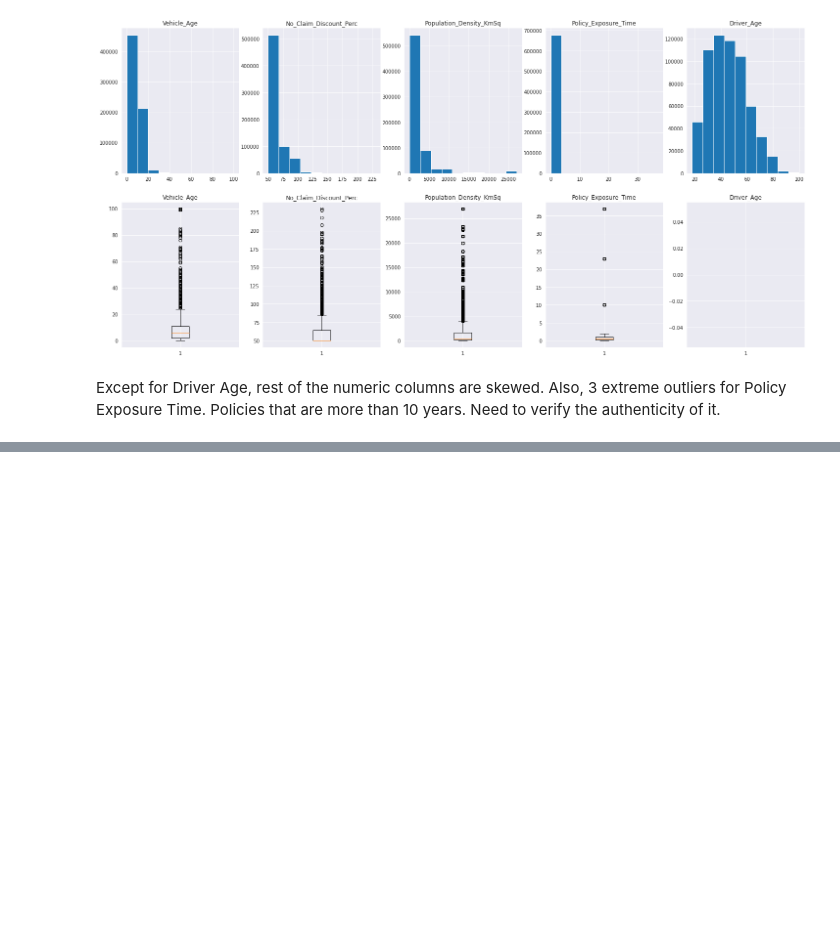
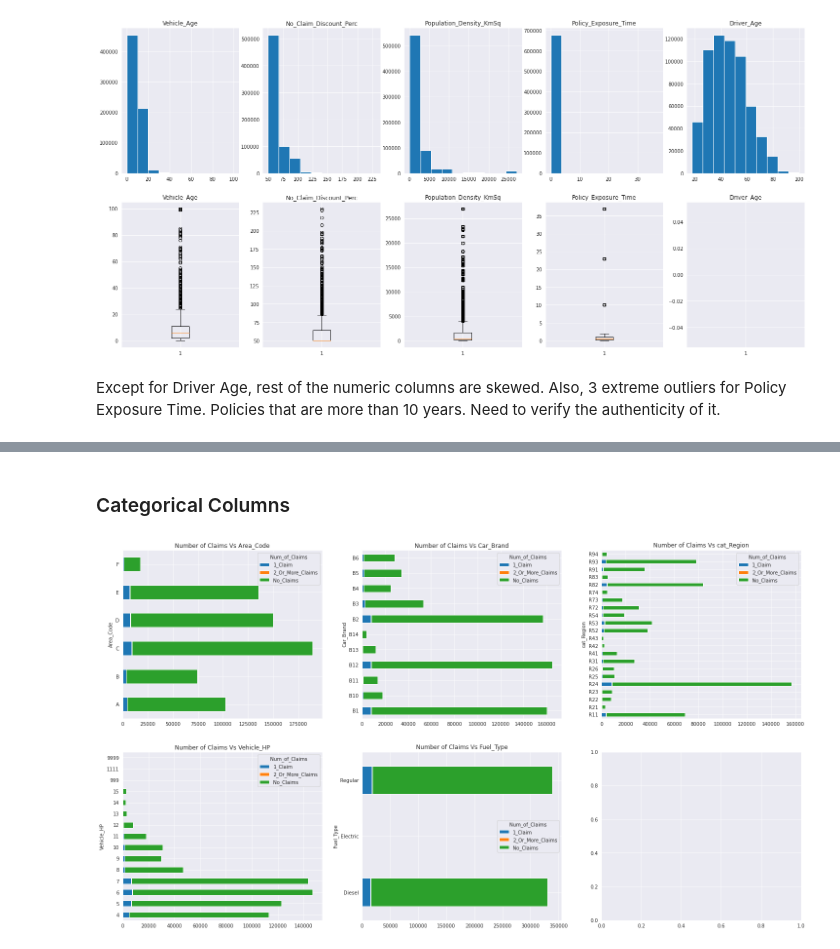
Before and after one commit to SaiPavanKumarB/Liberty-Insurance-Case-Study, a Jupyter notebook: Liberty_Insurance_Case_Study.ipynb, the cells around one changed output, grey strips where cells are left out. Drawn from its saved outputs; the diff is of its cells as text; code cells hidden in the pictures; blank space fills up the shorter version.

```diff
--- a/Liberty_Insurance_Case_Study.ipynb
+++ b/Liberty_Insurance_Case_Study.ipynb
@@ -313,0 +372,19 @@ Also, 3 extreme outliers for Policy Exposure Time. Policies that are more than 1
+# %% [markdown]
+### Categorical Columns
+# %%
+fig,ax = plt.subplots(2,3,figsize=(25,14))
+
+r=0
+for i ,colname in enumerate(Cat_Cols):
+  df = pd.crosstab(Data_copy_df[colname],
+            Data_copy_df['Num_of_Claims'])
+  df.reset_index(inplace=True)
+  title = 'Number of Claims Vs '+colname
+  if i>=3:
+    r=1
+    i-=3
+  if colname == 'Num_of_Claims':
+    continue
+  df.plot(x=colname, kind='barh',stacked=True, title=title,ax=ax[r,i])
+# %% [output]
+[figure, added]
```
Also changed, not shown: parts of 50 cells of this notebook.
